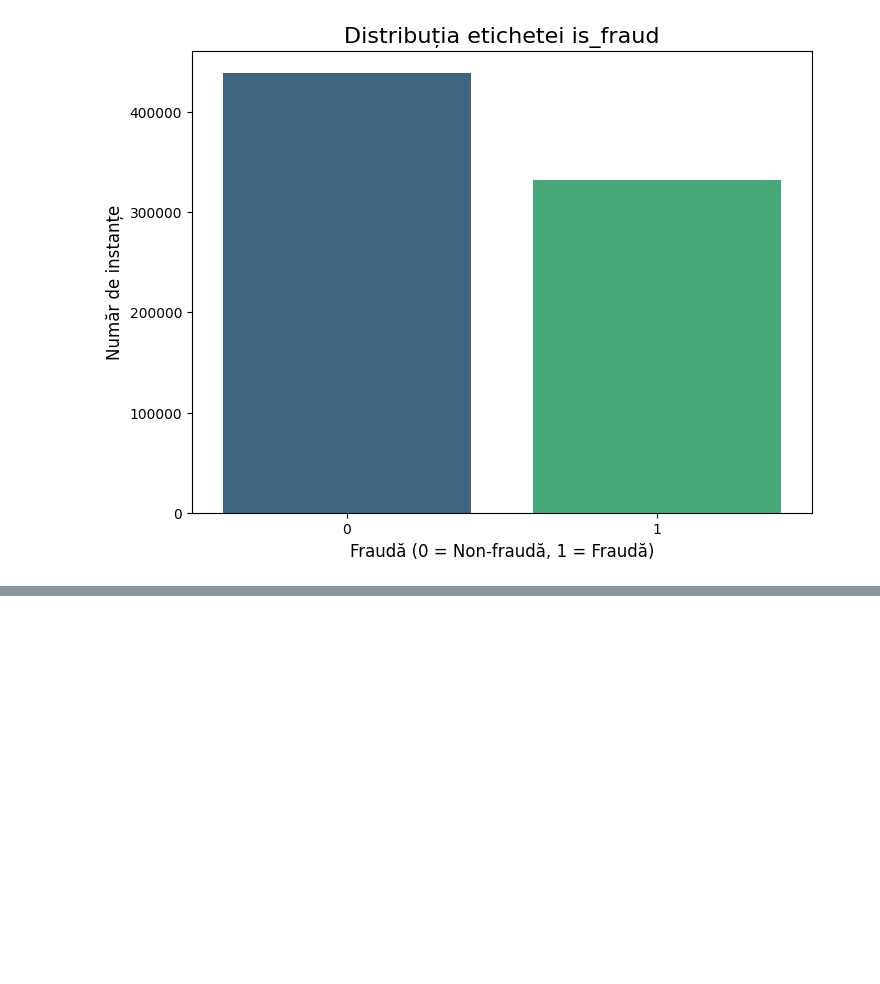
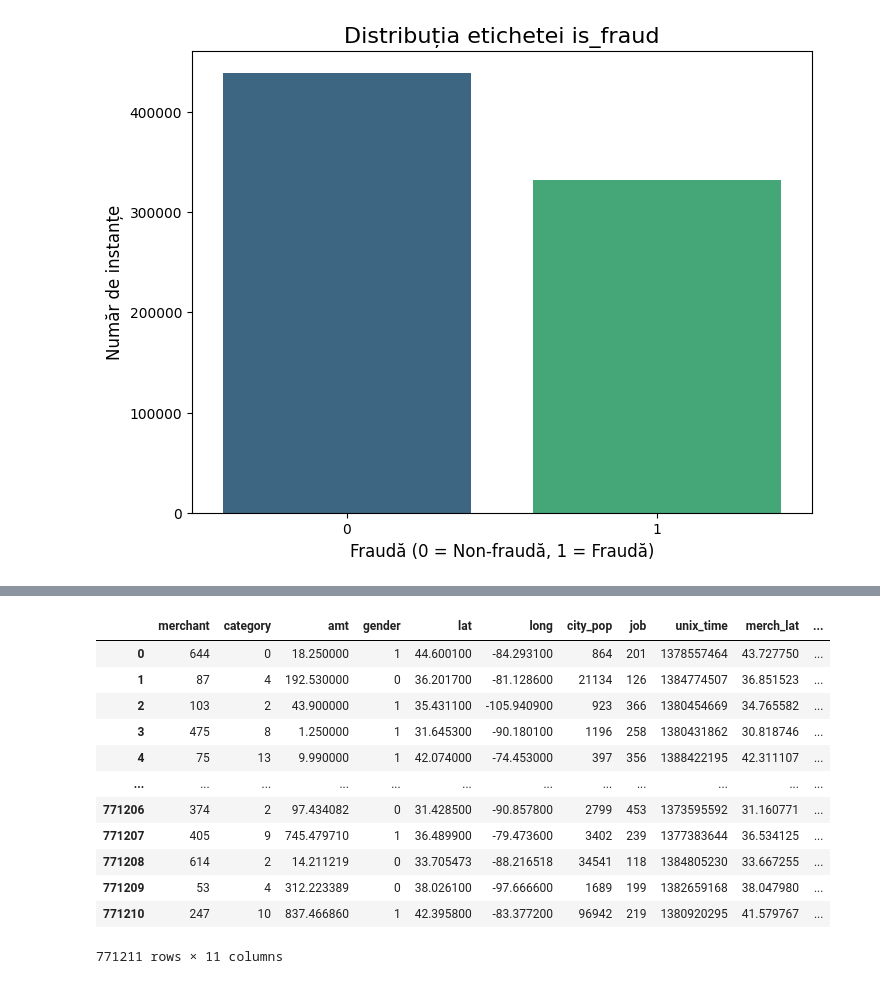
Before and after one commit to GabrielVrabie007/Project_Sigmoid_AI, a Jupyter notebook: analysis/data_balancing.ipynb, the cells around one changed output, grey strips where cells are left out. Saved outputs shown, nothing was run; the diff lists cells and outputs as text; code cells hidden in the pictures; blank space fills up the shorter version.

```diff
--- a/analysis/data_balancing.ipynb
+++ b/analysis/data_balancing.ipynb
@@ -177,0 +213,18 @@ Passing `palette` without assigning `hue` is deprecated and will be removed in v
+# %%
+X_train_smoteenn.drop(columns=['Unnamed: 0','cc_num','first', 'last', 'street', 'city', 'state', 'zip', 'dob', 'trans_num','trans_date_trans_time'],inplace=True)
+# %%
+X_train_smoteenn
+# %% [output]
+|  | merchant | category | amt | gender | lat | long | city_pop | job | unix_time | merch_lat | ... |
+| 0 | 644 | 0 | 18.250000 | 1 | 44.600100 | -84.293100 | 864 | 201 | 1378557464 | 43.727750 | ... |
+| 1 | 87 | 4 | 192.530000 | 0 | 36.201700 | -81.128600 | 21134 | 126 | 1384774507 | 36.851523 | ... |
+| 2 | 103 | 2 | 43.900000 | 1 | 35.431100 | -105.940900 | 923 | 366 | 1380454669 | 34.765582 | ... |
+| 3 | 475 | 8 | 1.250000 | 1 | 31.645300 | -90.180100 | 1196 | 258 | 1380431862 | 30.818746 | ... |
+| 4 | 75 | 13 | 9.990000 | 1 | 42.074000 | -74.453000 | 397 | 356 | 1388422195 | 42.311107 | ... |
+| ... | ... | ... | ... | ... | ... | ... | ... | ... | ... | ... | ... |
+| 771206 | 374 | 2 | 97.434082 | 0 | 31.428500 | -90.857800 | 2799 | 453 | 1373595592 | 31.160771 | ... |
+| 771207 | 405 | 9 | 745.479710 | 1 | 36.489900 | -79.473600 | 3402 | 239 | 1377383644 | 36.534125 | ... |
+| 771208 | 614 | 2 | 14.211219 | 0 | 33.705473 | -88.216518 | 34541 | 118 | 1384805230 | 33.667255 | ... |
+| 771209 | 53 | 4 | 312.223389 | 0 | 38.026100 | -97.666600 | 1689 | 199 | 1382659168 | 38.047980 | ... |
+| 771210 | 247 | 10 | 837.466860 | 1 | 42.395800 | -83.377200 | 96942 | 219 | 1380920295 | 41.579767 | ... |
+771211 rows × 11 columns
```
Also changed, not shown: parts of 4 cells of this notebook.
